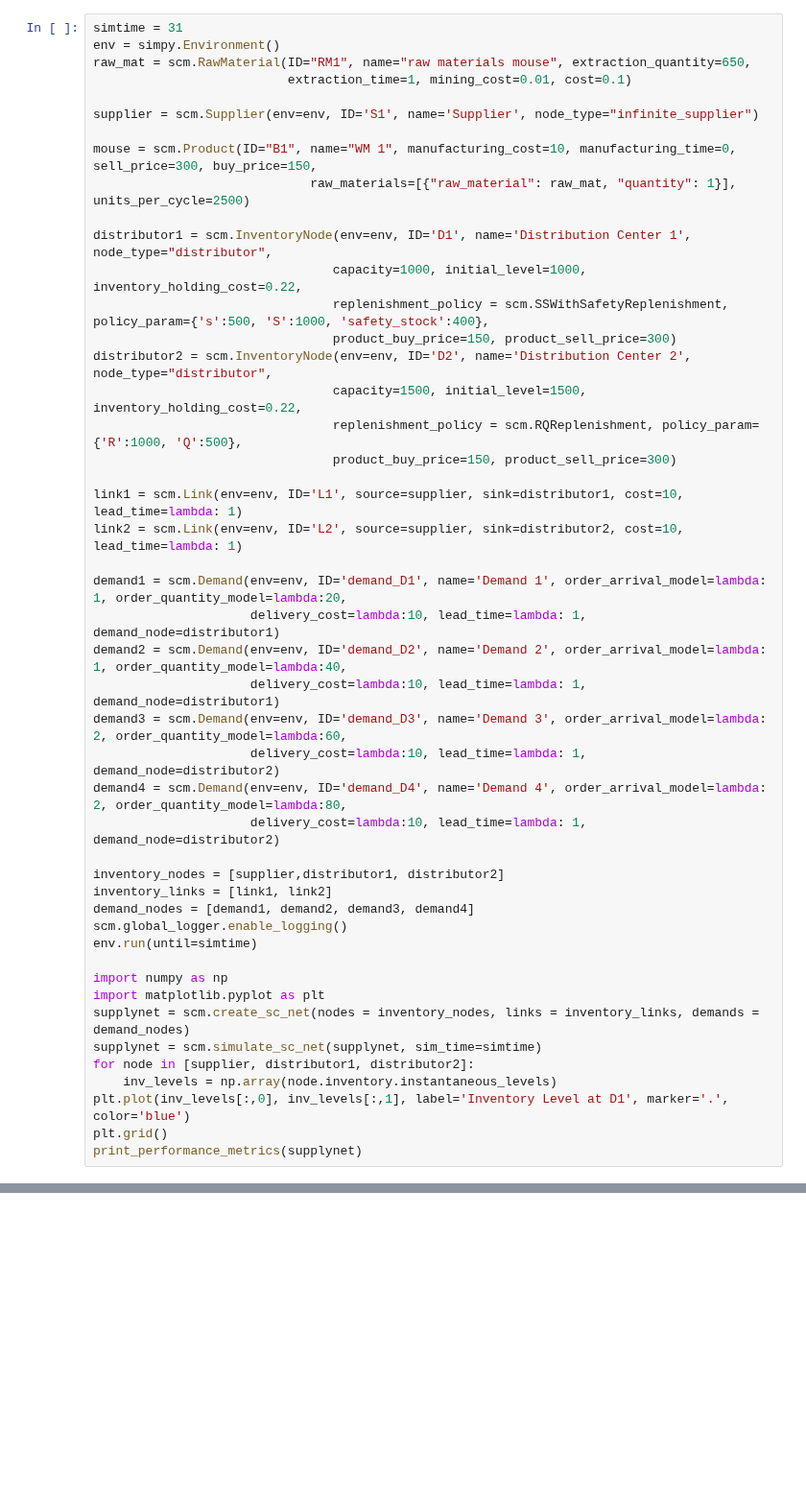
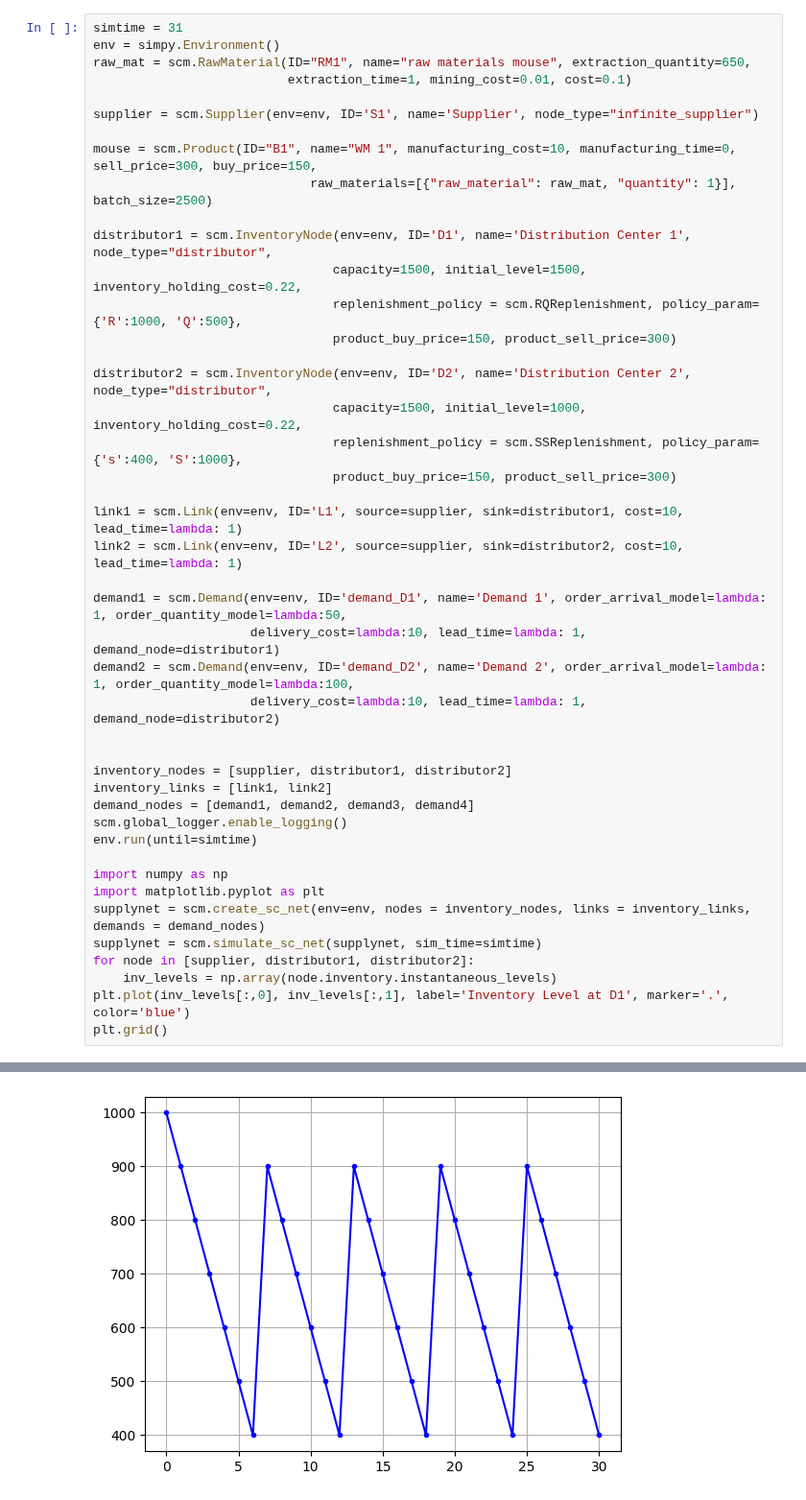
Before and after one commit to SupplyChainSimulation/SupplyNetPy, a Jupyter notebook: Validation/Single_Echelon_1.ipynb, the cells around one changed output, grey strips where cells are left out. Shown at 96% size. Cells and saved outputs as stored; diff of their text form; blank space fills up the shorter version.

```diff
--- a/Validation/Single_Echelon_1.ipynb
+++ b/Validation/Single_Echelon_1.ipynb
@@ -118,30 +104,28 @@ raw_mat = scm.RawMaterial(ID="RM1", name="raw materials mouse", extraction_quant
 supplier = scm.Supplier(env=env, ID='S1', name='Supplier', node_type="infinite_supplier")
 
 mouse = scm.Product(ID="B1", name="WM 1", manufacturing_cost=10, manufacturing_time=0, sell_price=300, buy_price=150,
-                             raw_materials=[{"raw_material": raw_mat, "quantity": 1}], units_per_cycle=2500)
+                             raw_materials=[{"raw_material": raw_mat, "quantity": 1}], batch_size=2500)
 
 distributor1 = scm.InventoryNode(env=env, ID='D1', name='Distribution Center 1', node_type="distributor",
-                                capacity=1000, initial_level=1000, inventory_holding_cost=0.22,
-                                replenishment_policy = scm.SSWithSafetyReplenishment, policy_param={'s':500, 'S':1000, 'safety_stock':400},
-                                product_buy_price=150, product_sell_price=300)
-distributor2 = scm.InventoryNode(env=env, ID='D2', name='Distribution Center 2', node_type="distributor",
                                 capacity=1500, initial_level=1500, inventory_holding_cost=0.22,
                                 replenishment_policy = scm.RQReplenishment, policy_param={'R':1000, 'Q':500},
+                                product_buy_price=150, product_sell_price=300)
+
+distributor2 = scm.InventoryNode(env=env, ID='D2', name='Distribution Center 2', node_type="distributor",
+                                capacity=1500, initial_level=1000, inventory_holding_cost=0.22,
+                                replenishment_policy = scm.SSReplenishment, policy_param={'s':400, 'S':1000},
                                 product_buy_price=150, product_sell_price=300)
 
 link1 = scm.Link(env=env, ID='L1', source=supplier, sink=distributor1, cost=10, lead_time=lambda: 1)
 link2 = scm.Link(env=env, ID='L2', source=supplier, sink=distributor2, cost=10, lead_time=lambda: 1)
 
-demand1 = scm.Demand(env=env, ID='demand_D1', name='Demand 1', order_arrival_model=lambda: 1, order_quantity_model=lambda:20,
+demand1 = scm.Demand(env=env, ID='demand_D1', name='Demand 1', order_arrival_model=lambda: 1, order_quantity_model=lambda:50,
                      delivery_cost=lambda:10, lead_time=lambda: 1, demand_node=distributor1)
-demand2 = scm.Demand(env=env, ID='demand_D2', name='Demand 2', order_arrival_model=lambda: 1, order_quantity_model=lambda:40,
-                     delivery_cost=lambda:10, lead_time=lambda: 1, demand_node=distributor1)
-demand3 = scm.Demand(env=env, ID='demand_D3', name='Demand 3', order_arrival_model=lambda: 2, order_quantity_model=lambda:60,
-                     delivery_cost=lambda:10, lead_time=lambda: 1, demand_node=distributor2)
-demand4 = scm.Demand(env=env, ID='demand_D4', name='Demand 4', order_arrival_model=lambda: 2, order_quantity_model=lambda:80,
+demand2 = scm.Demand(env=env, ID='demand_D2', name='Demand 2', order_arrival_model=lambda: 1, order_quantity_model=lambda:100,
                      delivery_cost=lambda:10, lead_time=lambda: 1, demand_node=distributor2)
 
-inventory_nodes = [supplier,distributor1, distributor2]
+
+inventory_nodes = [supplier, distributor1, distributor2]
 inventory_links = [link1, link2]
 demand_nodes = [demand1, demand2, demand3, demand4]
 scm.global_logger.enable_logging()
@@ -149,11 +133,10 @@ env.run(until=simtime)
 
 import numpy as np
 import matplotlib.pyplot as plt
-supplynet = scm.create_sc_net(nodes = inventory_nodes, links = inventory_links, demands = demand_nodes)
+supplynet = scm.create_sc_net(env=env, nodes = inventory_nodes, links = inventory_links, demands = demand_nodes)
 supplynet = scm.simulate_sc_net(supplynet, sim_time=simtime)
 for node in [supplier, distributor1, distributor2]:
     inv_levels = np.array(node.inventory.instantaneous_levels)
 plt.plot(inv_levels[:,0], inv_levels[:,1], label='Inventory Level at D1', marker='.', color='blue')
 plt.grid()
-print_performance_metrics(supplynet)
 # %% [output]
@@ -160,0 +160 @@ AttributeError: module 'utilities' has no attribute 'SSWithSafetyReplenishment'
+[figure, added]
```
Also changed, not shown: parts of 2 cells of this notebook, 1 other file.
